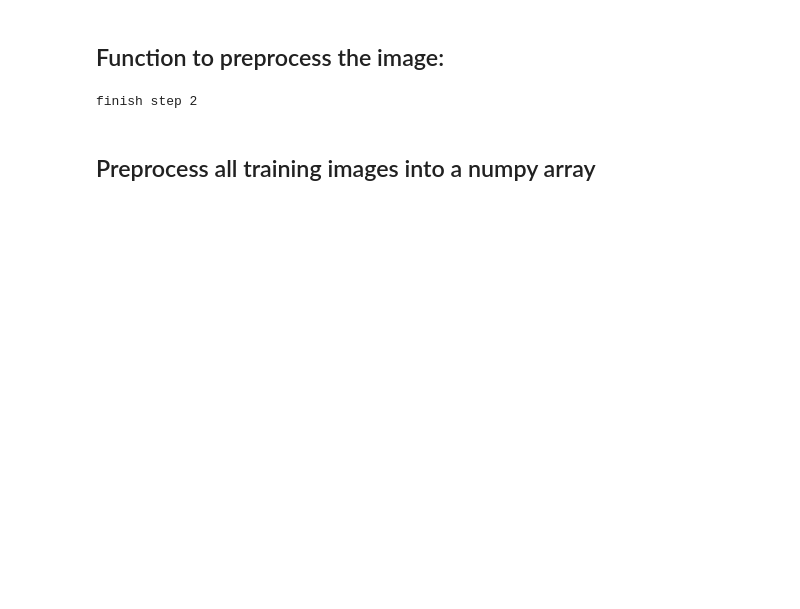
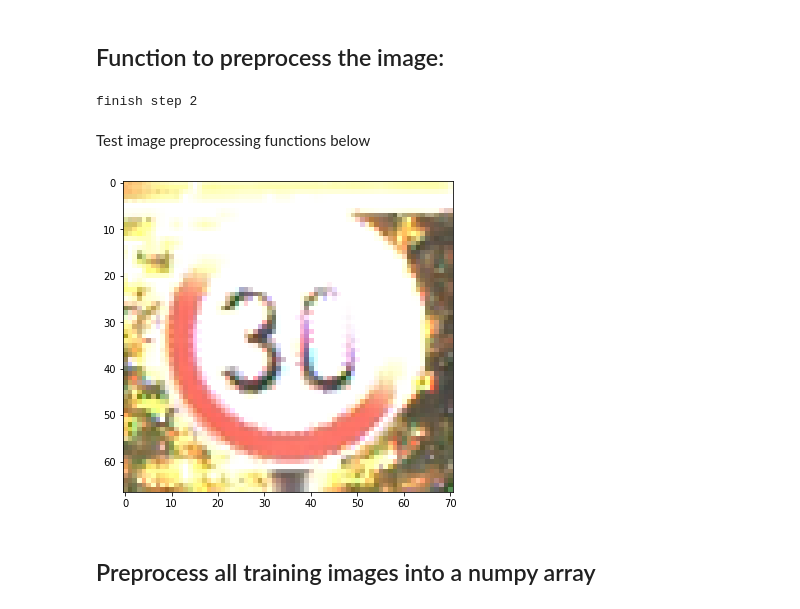
Before and after one commit to bogus1aw/trafic-signs-recognition, a Jupyter notebook: Traffic Sign Classification with examples.ipynb, the cells around one changed output. Saved outputs shown, nothing was run; the diff lists cells and outputs as text; code cells hidden in the pictures; blank space fills up the shorter version.

Commit message:
save after tests

```diff
--- a/Traffic Sign Classification with examples.ipynb
+++ b/Traffic Sign Classification with examples.ipynb
@@ -125,6 +125,29 @@ def get_class(img_path):
 print("finish step 2")
 # %% [output]
 finish step 2
+# %% [markdown]
+Test image preprocessing functions below
+# %%
+examples_from_one_class_path = '00001/00001_00029.ppm'
+image_from_one_class_paths = os.path.join(root_dir, examples_from_one_class_path)
+
+def showImagesInGridImages(list_of_files):
+    fig = figure(figsize=(13, 13))
+    number_of_files = len(list_of_files)
+    for i in range(number_of_files):
+        a=fig.add_subplot(number_of_files/7+1,2,i+1)
+#         image = imread(list_of_files[i])
+        imshow(list_of_files[i])
+
+images = []
+
+images.append(io.imread(image_from_one_class_paths))
+img = io.imread(image_from_one_class_paths)
+# images.append(preprocess_img(img))
+
+showImagesInGridImages(images)
+# %% [output]
+[figure, added]
 # %% [markdown]
 ## Preprocess all training images into a numpy array
 # %%
```
Also changed, not shown: parts of 16 cells of this notebook.
